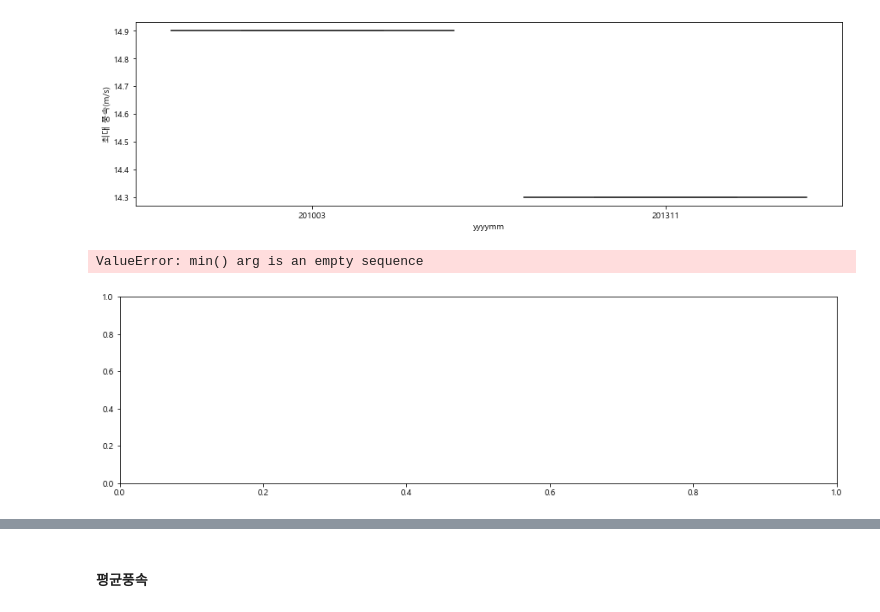
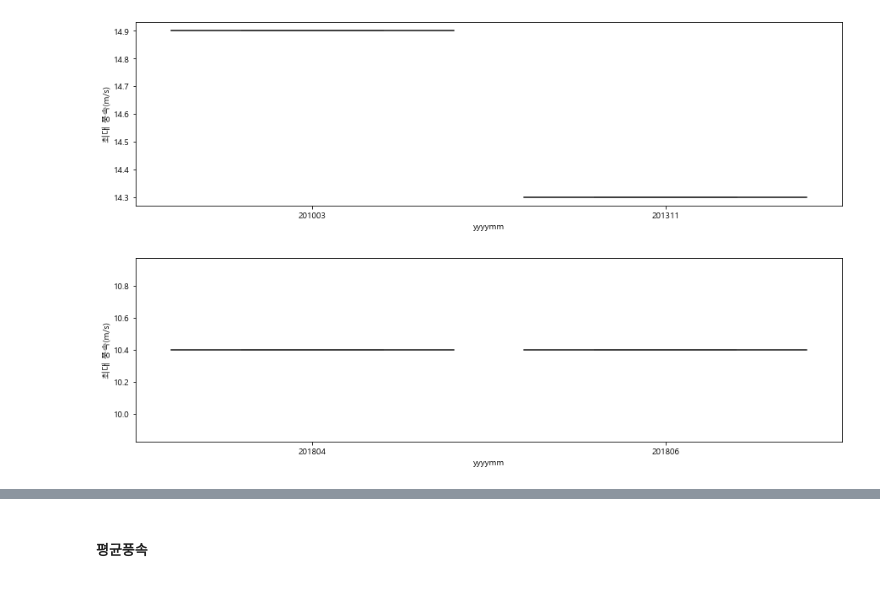
Before and after one commit to ahnjehoon/crop-price-predict, a Jupyter notebook: 가공 및 EDA/날씨데이터EDA.ipynb, the cells around one changed output, grey strips where cells are left out. Cells and saved outputs as stored; diff of their text form; code cells hidden in the pictures.

```diff
--- a/가공 및 EDA/날씨데이터EDA.ipynb
+++ b/가공 및 EDA/날씨데이터EDA.ipynb
@@ -146,6 +177,9 @@ df['yyyy'] = df['일시'].apply(lambda x: str(x)[0:4])
 df['mm'] = df['일시'].apply(lambda x: str(x)[5:7])
 df['dd'] = df['일시'].apply(lambda x: str(x)[8:10])
 df['yyyymm'] = df['일시'].apply(lambda x: str(x)[0:4]+str(x)[5:7])
+df['yyyy'] = df['yyyy'].apply(lambda x: int(x))
+df['mm'] = df['mm'].apply(lambda x: int(x))
+df['dd'] = df['dd'].apply(lambda x: int(x))
 df['yyyymm'] = df['yyyymm'].apply(lambda x: int(x))
 df = df.sort_values(["yyyymm"], ascending=[True])
 # %%
@@ -302,10 +569,9 @@ fig = sns.boxplot(x='yyyymm', y='최대 풍속(m/s)', data=df.loc[(df['지점']
 # %%
 # 216 : 태백
 f, ax = plt.subplots(figsize=(15, 4))
-fig = sns.boxplot(x='yyyymm', y='최대 풍속(m/s)', data=df.loc[(df['지점'] == 216) & (df['최대 풍속(m/s)'] > 14)])
+fig = sns.boxplot(x='yyyymm', y='최대 풍속(m/s)', data=df.loc[(df['지점'] == 216) & (df['최대 풍속(m/s)'] > 10)])
 # %% [output]
-ValueError: min() arg is an empty sequence
-[figure, old version]
+[figure, new version]
 # %%
 # 217 : 정선
 f, ax = plt.subplots(figsize=(15, 4))
```
Also changed, not shown: parts of 64 cells of this notebook, 5 other files.
